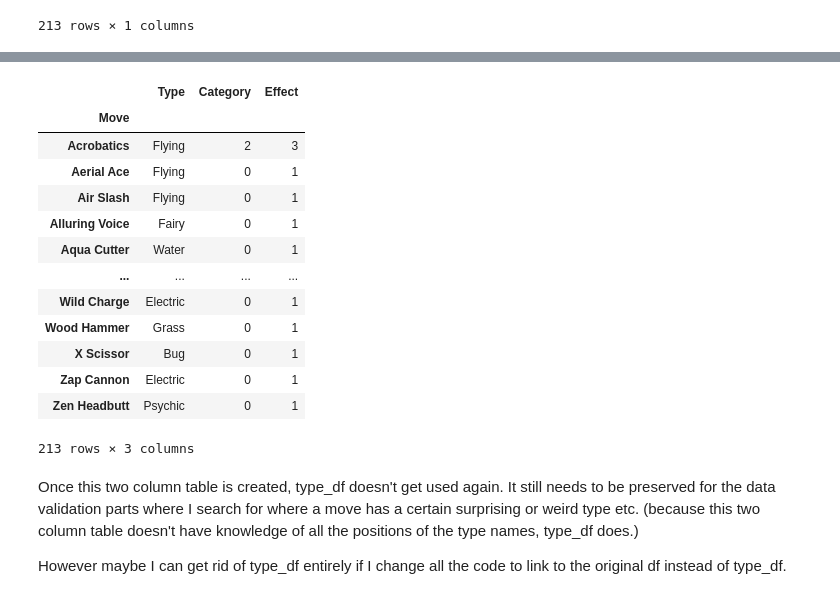
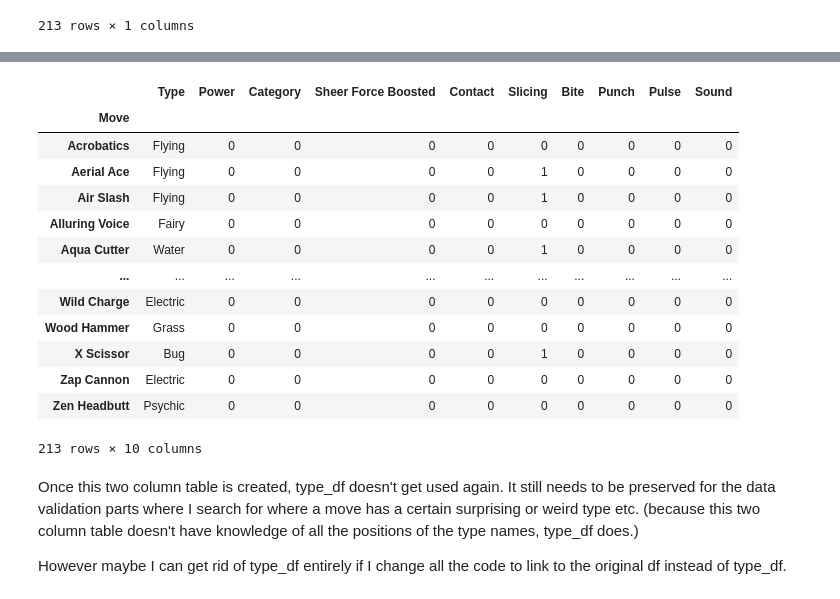
Before and after one commit to SrijanBadhya/pokemon-elite-4, a Jupyter notebook: Pokemon_preprocessing.ipynb, the cells around one changed output, grey strips where cells are left out. Saved outputs shown, nothing was run; the diff lists cells and outputs as text; code cells hidden in the pictures.

```diff
--- a/Pokemon_preprocessing.ipynb
+++ b/Pokemon_preprocessing.ipynb
@@ -371,23 +373,31 @@ movetable
 # movetable[['Category','Effect']].loc['Acrobatics']=[2,3]
 # The above code uses chained assignment which triggers a chainedassignmenterror warning. It's better to use loc the proper way, filtering columns as well.
 # Like this:
-movetable.loc['Acrobatics',['Category','Effect']]=[2,3]
-movetable
+#movetable.loc['Acrobatics',['Category','Effect']]=[2,3]
+#movetable
-# %% [output]
-|  | Type | Category | Effect |
-| Move |  |  |  |
-| Acrobatics | Flying | 2 | 3 |
-| Aerial Ace | Flying | 0 | 1 |
-| Air Slash | Flying | 0 | 1 |
-| Alluring Voice | Fairy | 0 | 1 |
-| Aqua Cutter | Water | 0 | 1 |
-| ... | ... | ... | ... |
-| Wild Charge | Electric | 0 | 1 |
-| Wood Hammer | Grass | 0 | 1 |
-| X Scissor | Bug | 0 | 1 |
-| Zap Cannon | Electric | 0 | 1 |
-| Zen Headbutt | Psychic | 0 | 1 |
-213 rows × 3 columns
+# %%
+# okay, I will fill in the data one move group at a time.
+# First let me try Sharpness (Slicing)
+
+movetable.loc[['Aerial Ace','Air Slash','Aqua Cutter','Fury Cutter','Leaf Blade','Night Slash','Razor Shell','Sacred Sword','Solar Blade','X Scissor'],'Slicing']=1
+# need to add ceaseless edge, stone axe, psycho cut if one day a non stab mon learns these moves
+# need to add a bunch of moves if one day hisuian samurott drops to RU. (Or if we include higher tiers)
+movetable
+# %% [output]
+|  | Type | Power | Category | Sheer Force Boosted | Contact | Slicing | Bite | Punch | Pulse | Sound |
+| Move |  |  |  |  |  |  |  |  |  |  |
+| Acrobatics | Flying | 0 | 0 | 0 | 0 | 0 | 0 | 0 | 0 | 0 |
+| Aerial Ace | Flying | 0 | 0 | 0 | 0 | 1 | 0 | 0 | 0 | 0 |
+| Air Slash | Flying | 0 | 0 | 0 | 0 | 1 | 0 | 0 | 0 | 0 |
+| Alluring Voice | Fairy | 0 | 0 | 0 | 0 | 0 | 0 | 0 | 0 | 0 |
+| Aqua Cutter | Water | 0 | 0 | 0 | 0 | 1 | 0 | 0 | 0 | 0 |
+| ... | ... | ... | ... | ... | ... | ... | ... | ... | ... | ... |
+| Wild Charge | Electric | 0 | 0 | 0 | 0 | 0 | 0 | 0 | 0 | 0 |
+| Wood Hammer | Grass | 0 | 0 | 0 | 0 | 0 | 0 | 0 | 0 | 0 |
+| X Scissor | Bug | 0 | 0 | 0 | 0 | 1 | 0 | 0 | 0 | 0 |
+| Zap Cannon | Electric | 0 | 0 | 0 | 0 | 0 | 0 | 0 | 0 | 0 |
+| Zen Headbutt | Psychic | 0 | 0 | 0 | 0 | 0 | 0 | 0 | 0 | 0 |
+213 rows × 10 columns
 # %% [markdown]
 Once this two column table is created, type_df doesn't get used again.
 It still needs to be preserved for the data validation parts where I search for where a move has a certain surprising or weird type etc.
```
Also changed, not shown: parts of 5 cells of this notebook, 2 other files.
